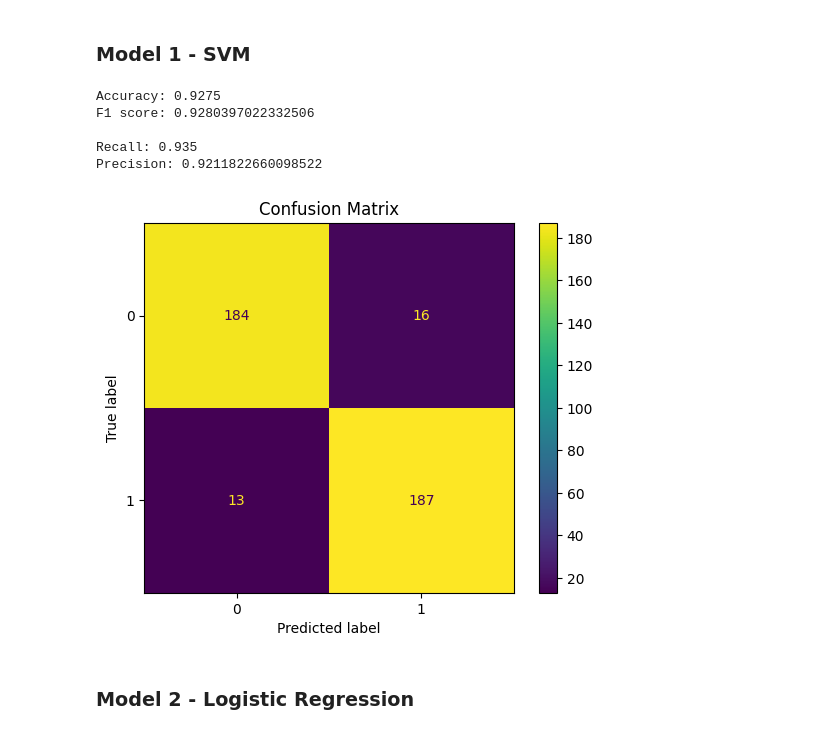
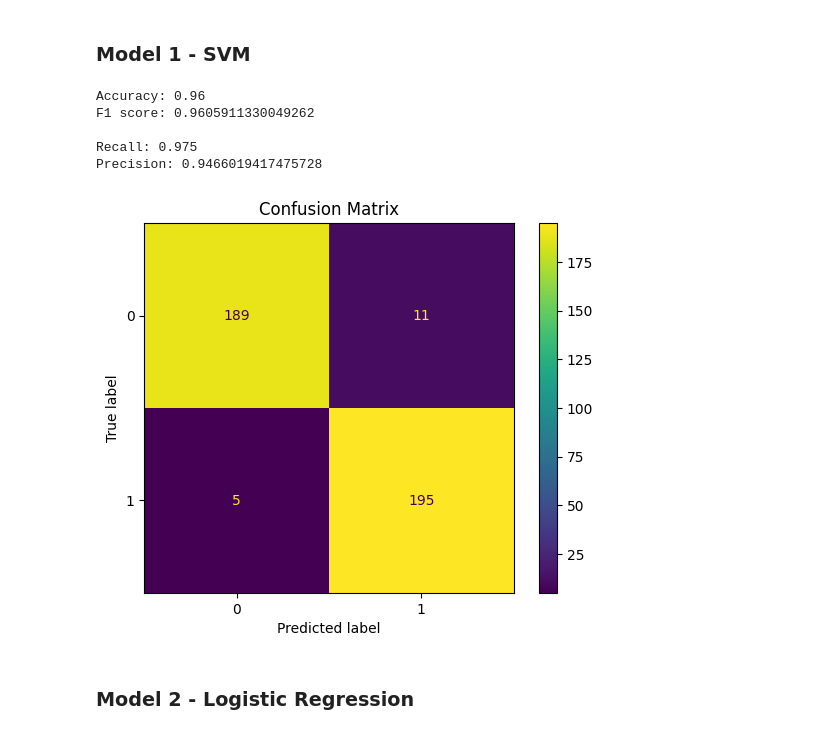
Before and after one commit to KubaCzech/Fake-news-detector, a Jupyter notebook: project.ipynb, the cells around one changed output. Cells and saved outputs as stored; diff of their text form; code cells hidden in the pictures.

```diff
--- a/project.ipynb
+++ b/project.ipynb
@@ -577,8 +693,8 @@ Precision: 0.9191919191919192
 # %% [markdown]
 ### **Model 3 - kNN**
 # %%
-knn = KNeighborsClassifier(n_neighbors=7)
-knn.fit(X_train_static, y_train_pre)
+knn_s = KNeighborsClassifier(n_neighbors=7)
+knn_s.fit(X_train_static, y_train_pre)
 # %% [output]
 KNeighborsClassifier(n_neighbors=7)
 # %%
@@ -594,8 +710,8 @@ Precision: 0.9243243243243243
 # %% [markdown]
 ### **Model 4 - Decision Tree**
 # %%
-tree_clf = DecisionTreeClassifier(criterion="entropy")
-tree_clf.fit(X_train_static, y_train_pre)
+tree_s = DecisionTreeClassifier(criterion="entropy")
+tree_s.fit(X_train_static, y_train_pre)
 # %% [output]
 DecisionTreeClassifier(criterion='entropy')
 # %%
@@ -611,8 +727,8 @@ Precision: 0.844559585492228
 # %% [markdown]
 ### **Model 5 - Random Forest**
 # %%
-rf = RandomForestClassifier()
-rf.fit(X_train_static, y_train_pre)
+rf_s = RandomForestClassifier()
+rf_s.fit(X_train_static, y_train_pre)
 # %% [output]
 RandomForestClassifier()
 # %%
@@ -680,23 +818,23 @@ Precision: 0.9095477386934674
 # %%
-X_train_tfidf, X_test_tfidf = create_TF_IDF(X_train_pre, X_test_pre)
+X_train_ti, X_test_ti = create_TF_IDF(X_train_pre, X_test_pre)
 
-X_train_tfidf = X_train_tfidf.toarray()
-X_test_tfidf = X_test_tfidf.toarray()
+X_train_tfidf = X_train_ti.to_numpy()
+X_test_tfidf = X_test_ti.to_numpy()
 # %% [markdown]
 ### **Model 1 - SVM** ###
 # %%
-svm = SVC()
-svm.fit(X_train_tfidf, y_train_pre)
+svm_t = SVC()
+svm_t.fit(X_train_tfidf, y_train_pre)
 
-pred_svm_tfidf = svm.predict(X_test_tfidf)
-display_metrics(svm, y_test_pre, pred_svm_tfidf)
+pred_svm_tfidf = svm_t.predict(X_test_tfidf)
+display_metrics(svm_t, y_test_pre, pred_svm_tfidf)
 # %% [output]
-Accuracy: 0.9275
-F1 score: 0.9280397022332506
+Accuracy: 0.96
+F1 score: 0.9605911330049262
 
-Recall: 0.935
-Precision: 0.9211822660098522
+Recall: 0.975
+Precision: 0.9466019417475728
-[figure, old version]
+[figure, new version]
 # %% [markdown]
 ### **Model 2 - Logistic Regression** ###
 # %%
```
Also changed, not shown: parts of 49 cells of this notebook, 2 other files.
